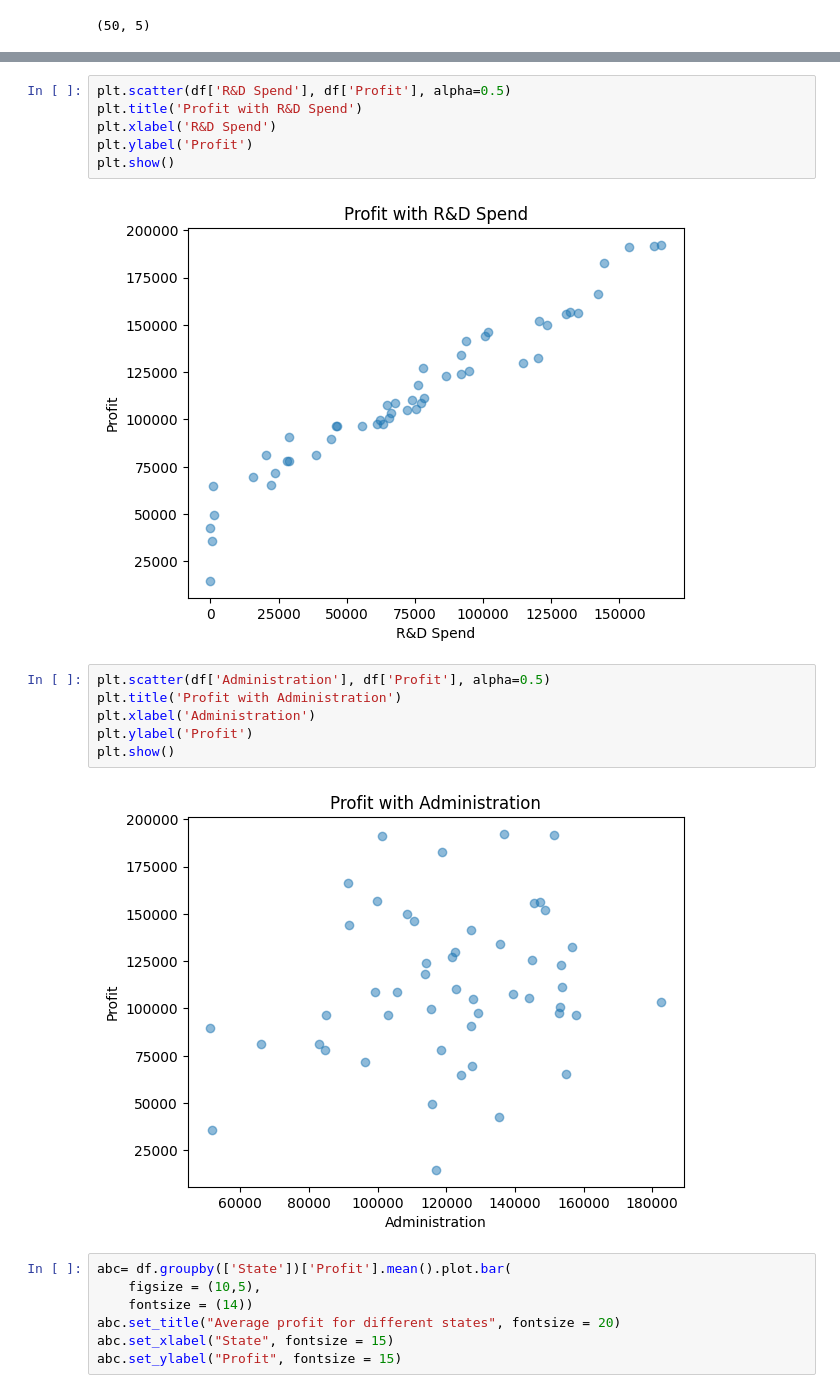
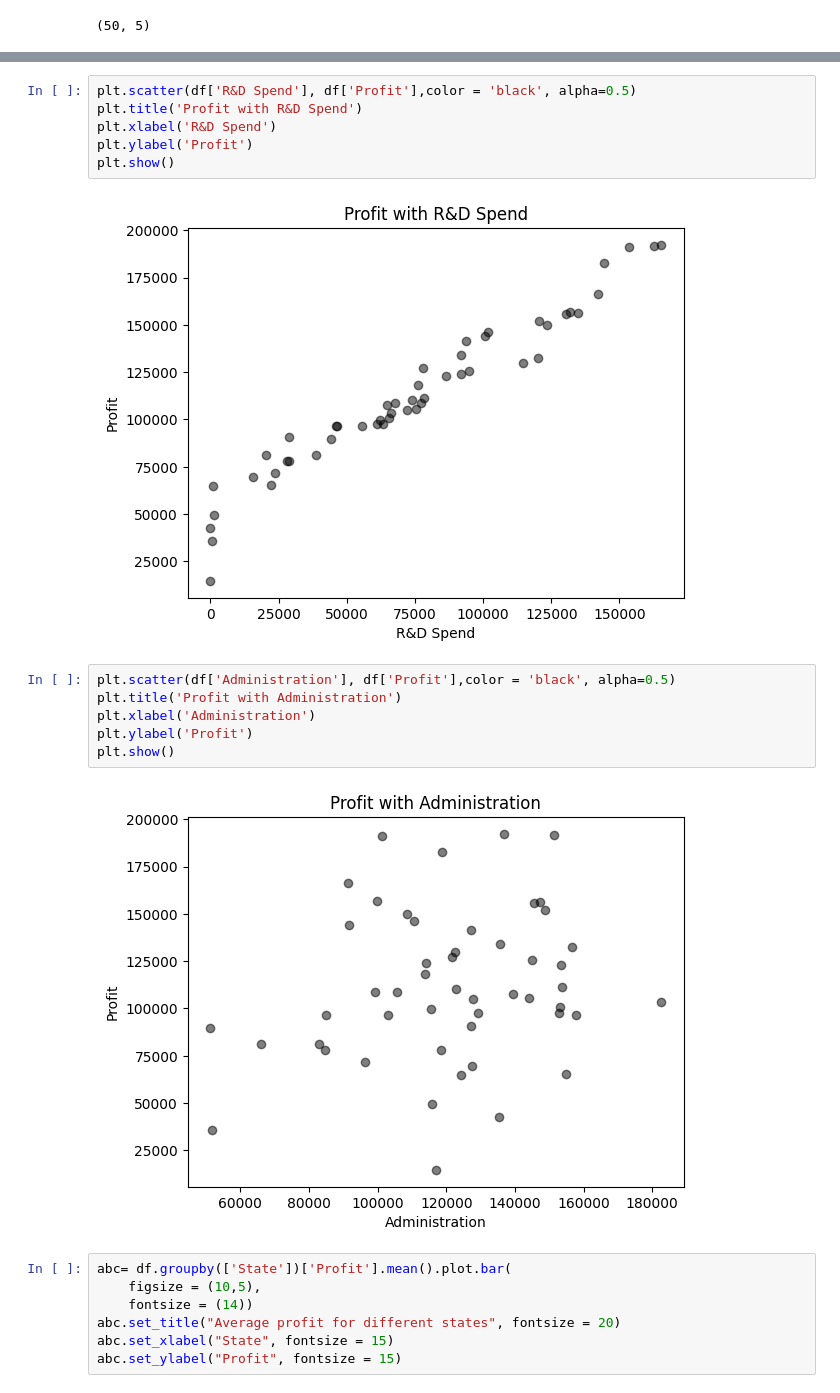
Before and after one commit to HANEENA001/my-new-repo, a Jupyter notebook: Linear_Regression_Implementation.ipynb, the cells around one changed output, grey strips where cells are left out. Drawn from its saved outputs; the diff is of its cells as text.

```diff
--- a/Linear_Regression_Implementation.ipynb
+++ b/Linear_Regression_Implementation.ipynb
@@ -44,19 +44,19 @@ plt.show()
 # %%
-plt.scatter(df['R&D Spend'], df['Profit'], alpha=0.5)
+plt.scatter(df['R&D Spend'], df['Profit'],color = 'black', alpha=0.5)
 plt.title('Profit with R&D Spend')
 plt.xlabel('R&D Spend')
 plt.ylabel('Profit')
 plt.show()
 # %% [output]
-[figure, old version]
+[figure, new version]
 # %%
-plt.scatter(df['Administration'], df['Profit'], alpha=0.5)
+plt.scatter(df['Administration'], df['Profit'],color = 'black', alpha=0.5)
 plt.title('Profit with Administration')
 plt.xlabel('Administration')
 plt.ylabel('Profit')
 plt.show()
 # %% [output]
-[figure, old version]
+[figure, new version]
 # %%
 abc= df.groupby(['State'])['Profit'].mean().plot.bar(
     figsize = (10,5),
```
Also changed, not shown: parts of 15 cells of this notebook.
